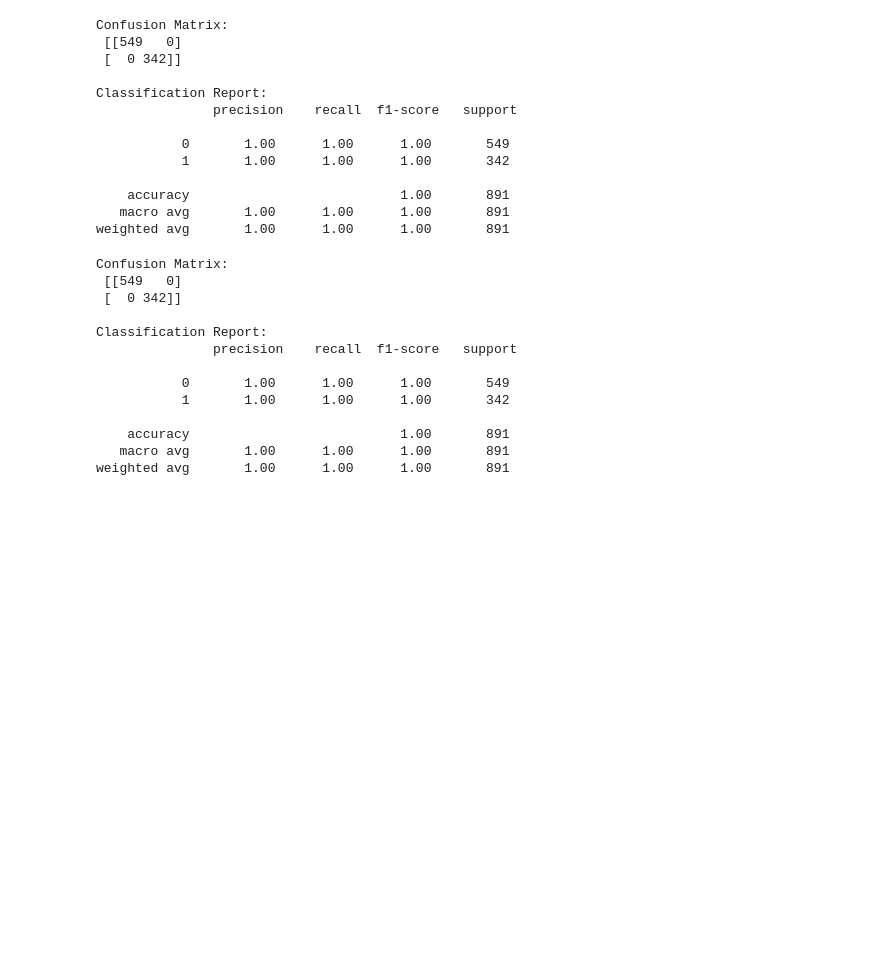
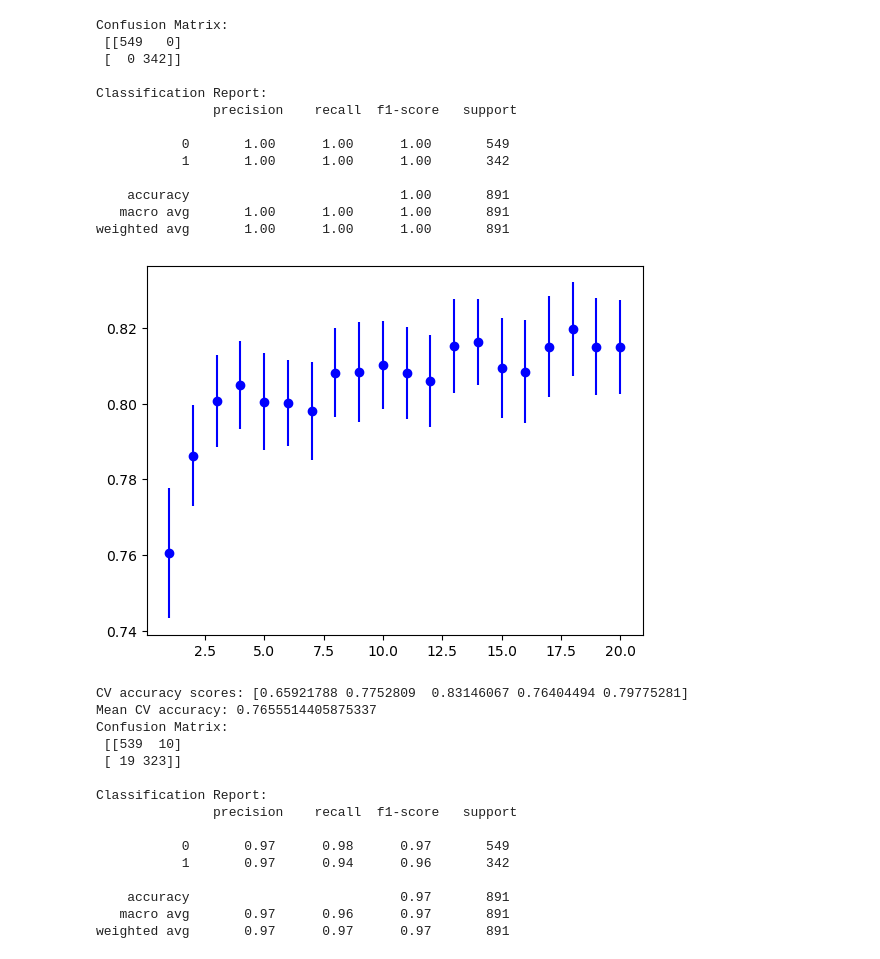
Before and after one commit to Delekof/Machine-Learning-Practice, a Jupyter notebook: titanic survival/kaggle_titanic.ipynb, the cells around one changed output. Saved outputs shown, nothing was run; the diff lists cells and outputs as text; code cells hidden in the pictures; blank space fills up the shorter version.

```diff
--- a/titanic survival/kaggle_titanic.ipynb
+++ b/titanic survival/kaggle_titanic.ipynb
@@ -350,6 +388,7 @@ X.replace({'Age': {np.nan:np.nanmedian(X.Age)}}, inplace=True)
 X = X.dropna()
 y = X['Survived']
 X = X.drop('Survived', axis=1)
+X = X.drop("Parch", axis=1)
+X = X.drop("SibSp", axis=1)
 
-scaler = StandardScaler()
-X_scaled = scaler.fit_transform(X)
+X_scaled = X
@@ -377,26 +432,46 @@ Classification Report:
     accuracy                           1.00       891
    macro avg       1.00      1.00      1.00       891
 weighted avg       1.00      1.00      1.00       891
+# %%
+f,ax = plt.subplots(1,1)
+
+for n in range(1,21):
+    rf_model = RandomForestClassifier(random_state=42, n_estimators=n)
+    # 5-fold CV
+    cv_scores = cross_val_score(rf_model, X, y, cv=50, scoring='accuracy')
+
+    ax.errorbar(n, np.mean(cv_scores), yerr=np.std(cv_scores)/np.sqrt(len(cv_scores)), color="blue", marker="o")
+# %% [output]
+[figure, added]
 # %%
+from sklearn.model_selection import cross_val_score
 from sklearn.ensemble import RandomForestClassifier
 
-rf_model = RandomForestClassifier(random_state=42)
+rf_model = RandomForestClassifier(random_state=42, n_estimators=5)
+
+# 5-fold CV
+cv_scores = cross_val_score(rf_model, X, y, cv=5, scoring='accuracy')
+
+print("CV accuracy scores:", cv_scores)
+print("Mean CV accuracy:", np.mean(cv_scores))
+
 rf_model.fit(X_scaled, y)
-
 y_pred_rf = rf_model.predict(X_scaled)
 print("Confusion Matrix:\n", confusion_matrix(y, y_pred_rf))
 print("\nClassification Report:\n", classification_report(y, y_pred_rf))
 # %% [output]
+CV accuracy scores: [0.65921788 0.7752809  0.83146067 0.76404494 0.79775281]
+Mean CV accuracy: 0.7655514405875337
 Confusion Matrix:
- [[549   0]
- [  0 342]]
+ [[539  10]
+ [ 19 323]]
 
 Classification Report:
                precision    recall  f1-score   support
 
-           0       1.00      1.00      1.00       549
-           1       1.00      1.00      1.00       342
+           0       0.97      0.98      0.97       549
+           1       0.97      0.94      0.96       342
 
-    accuracy                           1.00       891
-   macro avg       1.00      1.00      1.00       891
-weighted avg       1.00      1.00      1.00       891
+    accuracy                           0.97       891
+   macro avg       0.97      0.96      0.97       891
+weighted avg       0.97      0.97      0.97       891
```
Also changed, not shown: parts of 6 cells of this notebook, 1 other file.
